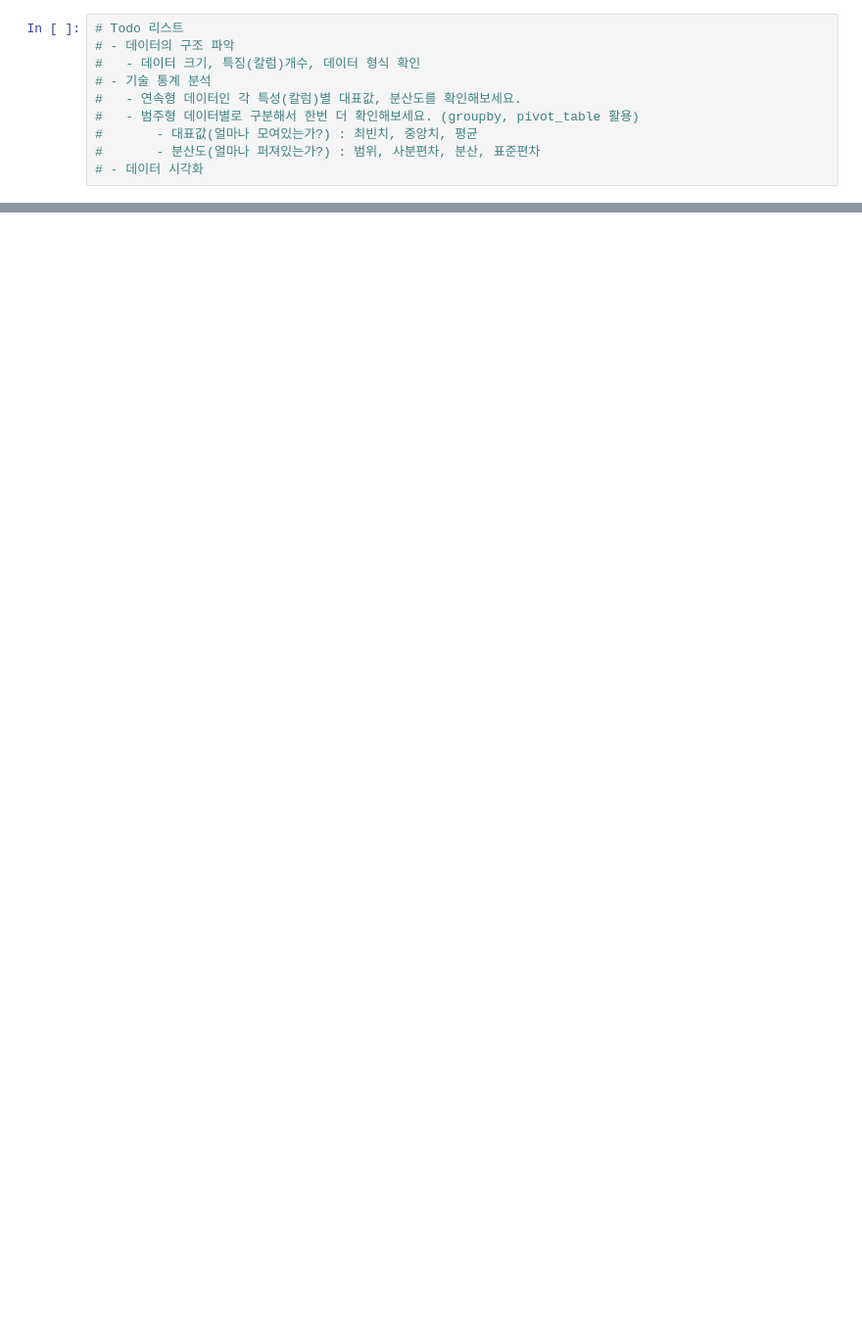
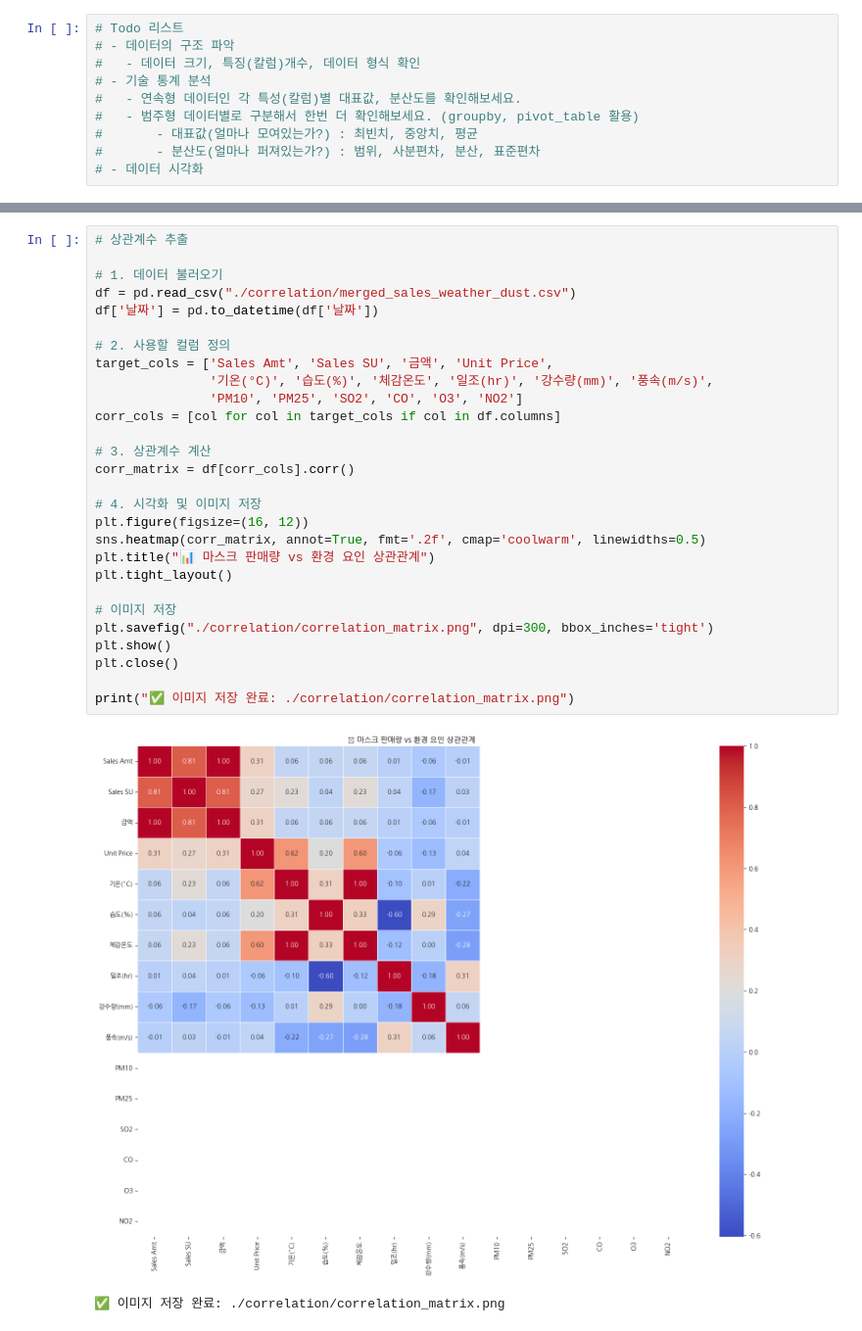
Before and after one commit to Junyoung-Choi-0212/DMCportal_ML_project, a Jupyter notebook: 데이터_분석.ipynb, the cells around one changed output, grey strips where cells are left out. Shown: that part at 98% size. Saved outputs shown, nothing was run; the diff lists cells and outputs as text; blank space fills up the shorter version.

```diff
--- a/데이터_분석.ipynb
+++ b/데이터_분석.ipynb
@@ -75,0 +352,31 @@ print(summary_df)
+# %%
+# 상관계수 추출
+
+# 1. 데이터 불러오기
+df = pd.read_csv("./correlation/merged_sales_weather_dust.csv")
+df['날짜'] = pd.to_datetime(df['날짜'])
+
+# 2. 사용할 컬럼 정의
+target_cols = ['Sales Amt', 'Sales SU', '금액', 'Unit Price',
+               '기온(°C)', '습도(%)', '체감온도', '일조(hr)', '강수량(mm)', '풍속(m/s)',
+               'PM10', 'PM25', 'SO2', 'CO', 'O3', 'NO2']
+corr_cols = [col for col in target_cols if col in df.columns]
+
+# 3. 상관계수 계산
+corr_matrix = df[corr_cols].corr()
+
+# 4. 시각화 및 이미지 저장
+plt.figure(figsize=(16, 12))
+sns.heatmap(corr_matrix, annot=True, fmt='.2f', cmap='coolwarm', linewidths=0.5)
+plt.title("📊 마스크 판매량 vs 환경 요인 상관관계")
+plt.tight_layout()
+
+# 이미지 저장
+plt.savefig("./correlation/correlation_matrix.png", dpi=300, bbox_inches='tight')
+plt.show()
+plt.close()
+
+print("✅ 이미지 저장 완료: ./correlation/correlation_matrix.png")
+# %% [output]
+[figure, added]
+✅ 이미지 저장 완료: ./correlation/correlation_matrix.png
```
Also changed, not shown: parts of 8 cells of this notebook, 14 other files.
